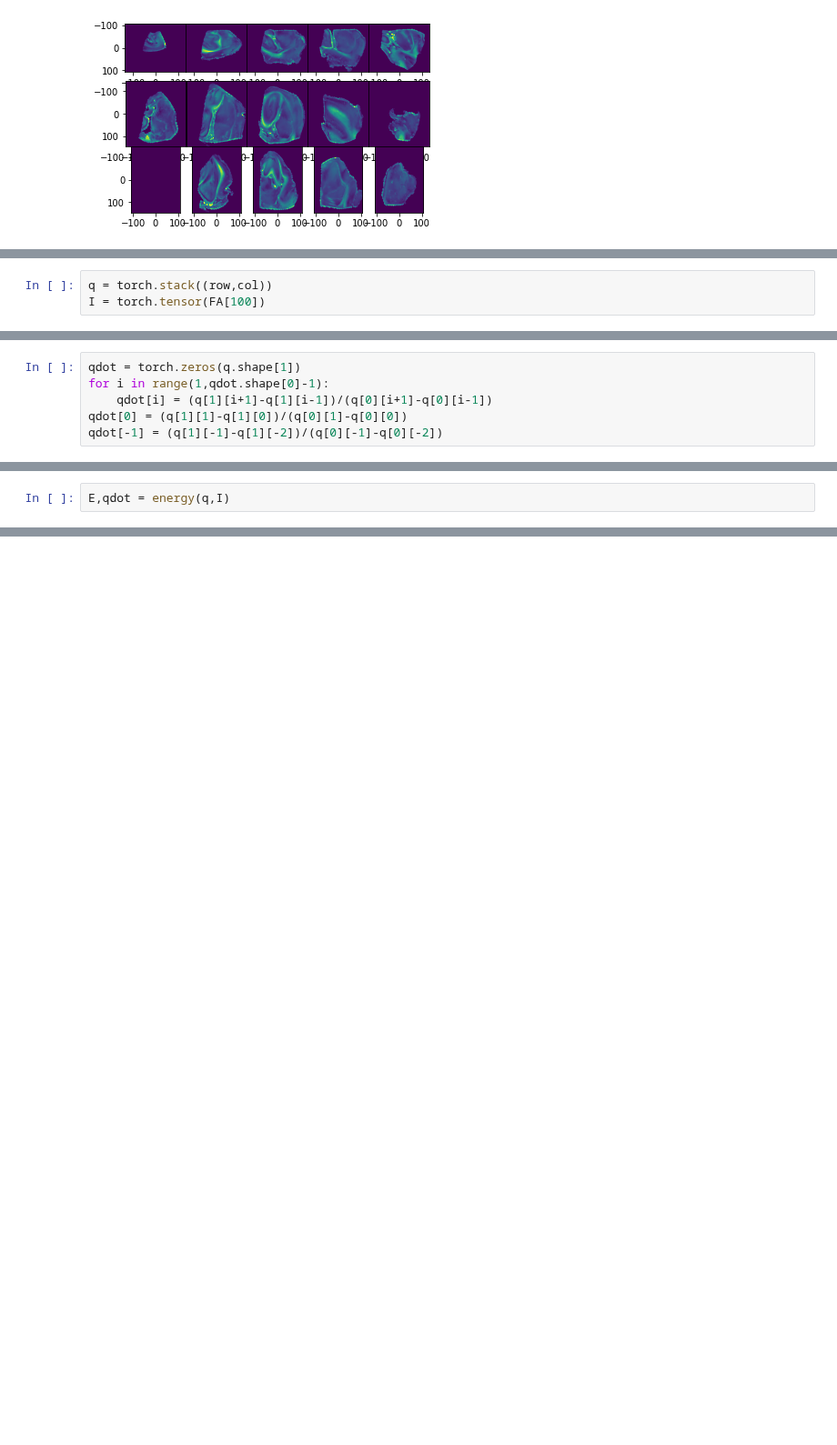
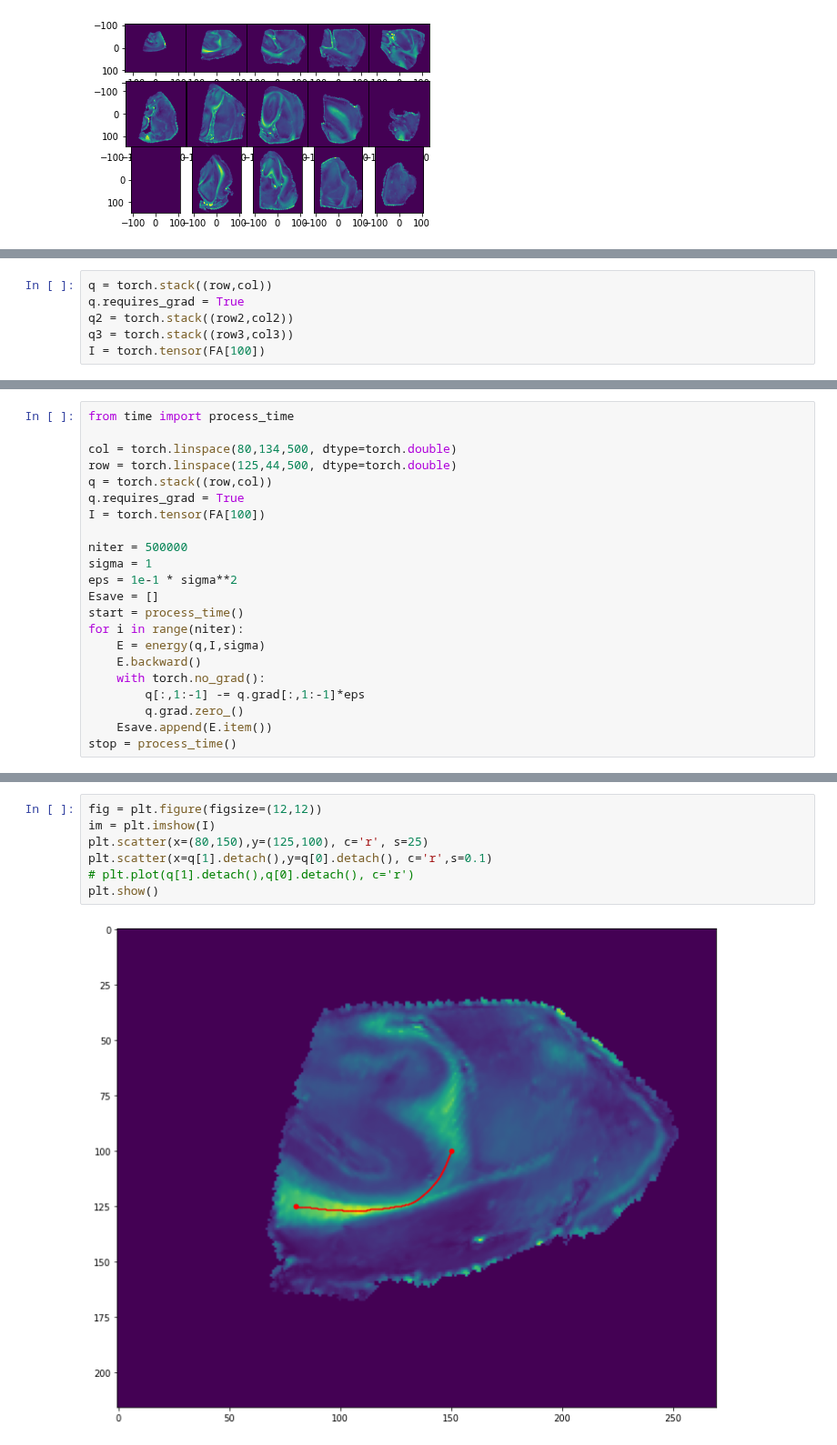
Before and after one commit to BrysonGray/fibermetric, a Jupyter notebook: path_optimization_FA.ipynb, the cells around one changed output, grey strips where cells are left out. Shown at 91% size. Drawn from its saved outputs; the diff is of its cells as text; blank space fills up the shorter version.

```diff
--- a/path_optimization_FA.ipynb
+++ b/path_optimization_FA.ipynb
@@ -38,4 +125,7 @@ plt.show()
 # %%
 q = torch.stack((row,col))
+q.requires_grad = True
+q2 = torch.stack((row2,col2))
+q3 = torch.stack((row3,col3))
 I = torch.tensor(FA[100])
 # %%
@@ -49,6 +138,0 @@ AttributeError: 'list' object has no attribute 'grad_fn'
-# %%
-qdot = torch.zeros(q.shape[1])
-for i in range(1,qdot.shape[0]-1):
-    qdot[i] = (q[1][i+1]-q[1][i-1])/(q[0][i+1]-q[0][i-1])
-qdot[0] = (q[1][1]-q[1][0])/(q[0][1]-q[0][0])
-qdot[-1] = (q[1][-1]-q[1][-2])/(q[0][-1]-q[0][-2])
@@ -71,2 +138,0 @@ def energy(q,I):
-# %%
-E,qdot = energy(q,I)
@@ -78,0 +155,22 @@ None
+# %%
+from time import process_time
+
+col = torch.linspace(80,134,500, dtype=torch.double)
+row = torch.linspace(125,44,500, dtype=torch.double)
+q = torch.stack((row,col))
+q.requires_grad = True
+I = torch.tensor(FA[100])
+
+niter = 500000
+sigma = 1
+eps = 1e-1 * sigma**2
+Esave = []
+start = process_time()
+for i in range(niter):
+    E = energy(q,I,sigma)
+    E.backward()
+    with torch.no_grad():
+        q[:,1:-1] -= q.grad[:,1:-1]*eps
+        q.grad.zero_()
+    Esave.append(E.item())
+stop = process_time()
@@ -78,0 +185,9 @@ None
+# %%
+fig = plt.figure(figsize=(12,12))
+im = plt.imshow(I)
+plt.scatter(x=(80,150),y=(125,100), c='r', s=25)
+plt.scatter(x=q[1].detach(),y=q[0].detach(), c='r',s=0.1)
+# plt.plot(q[1].detach(),q[0].detach(), c='r')
+plt.show()
+# %% [output]
+[figure, added]
```
Also changed, not shown: parts of 25 cells of this notebook, 2 other files.
